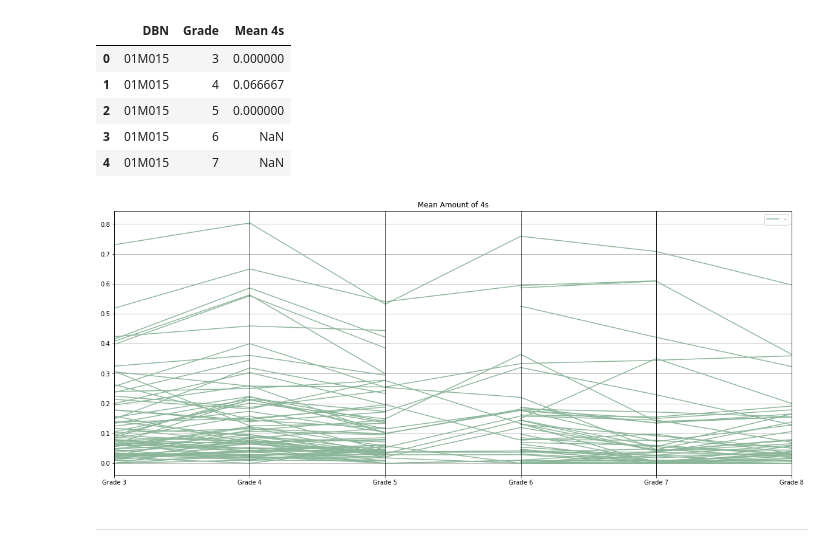
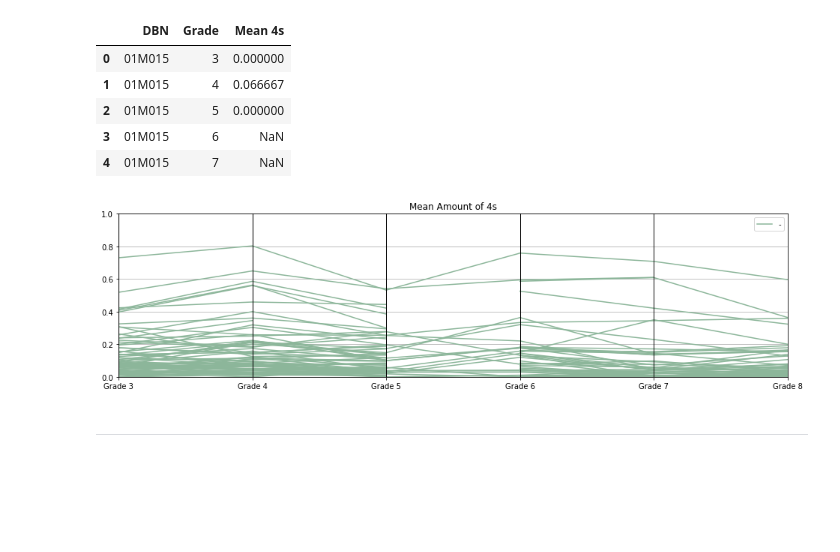
Before and after one commit to araraonline/kag-passnyc, a Jupyter notebook: notebooks/kernel-ethnic-clustering.ipynb, the cells around one changed output. Saved outputs shown, nothing was run; the diff lists cells and outputs as text; code cells hidden in the pictures; blank space fills up the shorter version.

```diff
--- a/notebooks/kernel-ethnic-clustering.ipynb
+++ b/notebooks/kernel-ethnic-clustering.ipynb
@@ -190,19 +190,20 @@ summarized.head()
 # %%
 planified = summarized.set_index(['DBN', 'Grade'])['Mean 4s'].unstack()
 planified.columns.name = None
 planified.head()
 
 import matplotlib.pyplot as plt
 from pandas.plotting import parallel_coordinates
 
 data = planified.copy().sample(100, random_state=1)
 data.columns = ["Grade {}".format(c) for c in data.columns]
 data['dummy'] = '-'
-plt.figure(figsize=(20, 8))
+plt.figure(figsize=(16, 4))
 parallel_coordinates(data, 'dummy')
-plt.title("Mean Amount of 4s");
+plt.title("Mean Amount of 4s")
+plt.ylim(0, 1);
 # %% [output]
-[figure, old version]
+[figure, new version]
 # %% [markdown]
 ---
 # %%
```
